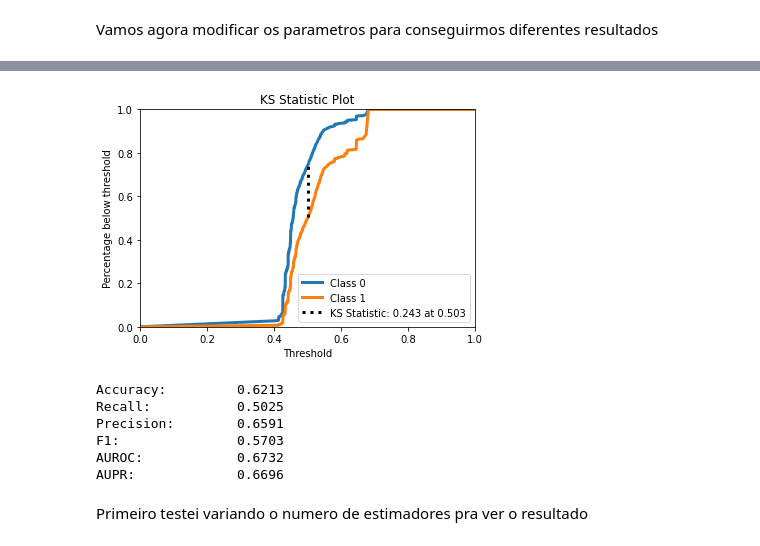
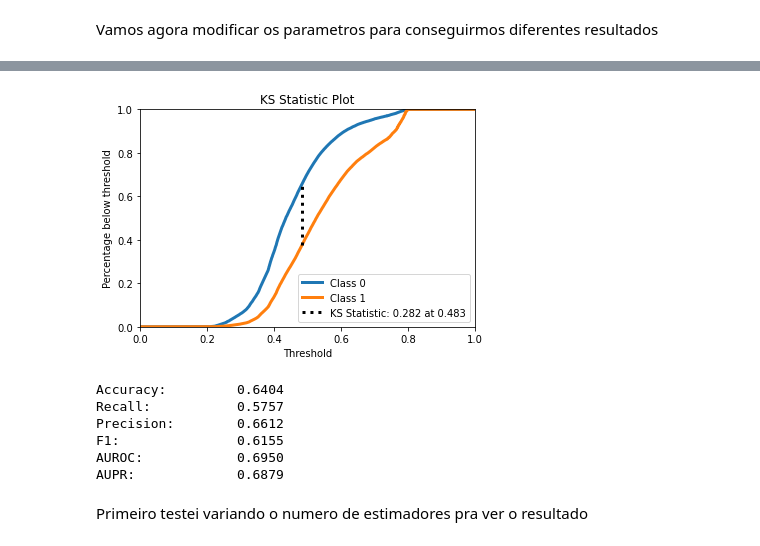
Before and after one commit to aasb2/neural-networks, a Jupyter notebook: Project.ipynb, the cells around one changed output, grey strips where cells are left out. Cells and saved outputs as stored; diff of their text form; code cells hidden in the pictures.

```diff
--- a/Project.ipynb
+++ b/Project.ipynb
@@ -210,18 +241,23 @@ AUPR:             0.6962
 # %%
-gb_clf = GradientBoostingClassifier(n_estimators=10)
+gb_clf = GradientBoostingClassifier(
+        n_estimators=500,
+        validation_fraction=0.2,
+        n_iter_no_change=10,
+        tol=0.01,
+        random_state=0,)
 gb_clf.fit(X_train, y_train)
 gb_pred_class = gb_clf.predict(X_val)
 gb_pred_scores = gb_clf.predict_proba(X_val)
 accuracy, recall, precision, f1, auroc, aupr = compute_performance_metrics(y_val, gb_pred_class, gb_pred_scores)
 print_metrics_summary(accuracy, recall, precision, f1, auroc, aupr)
 # %% [output]
-[figure, old version]
+[figure, new version]
-Accuracy:         0.6213
-Recall:           0.5025
-Precision:        0.6591
-F1:               0.5703
-AUROC:            0.6732
-AUPR:             0.6696
+Accuracy:         0.6404
+Recall:           0.5757
+Precision:        0.6612
+F1:               0.6155
+AUROC:            0.6950
+AUPR:             0.6879
 # %% [markdown]
 Primeiro testei variando o numero de estimadores pra ver o resultado
 # %%
```
Also changed, not shown: parts of 11 cells of this notebook, 6 other files.
